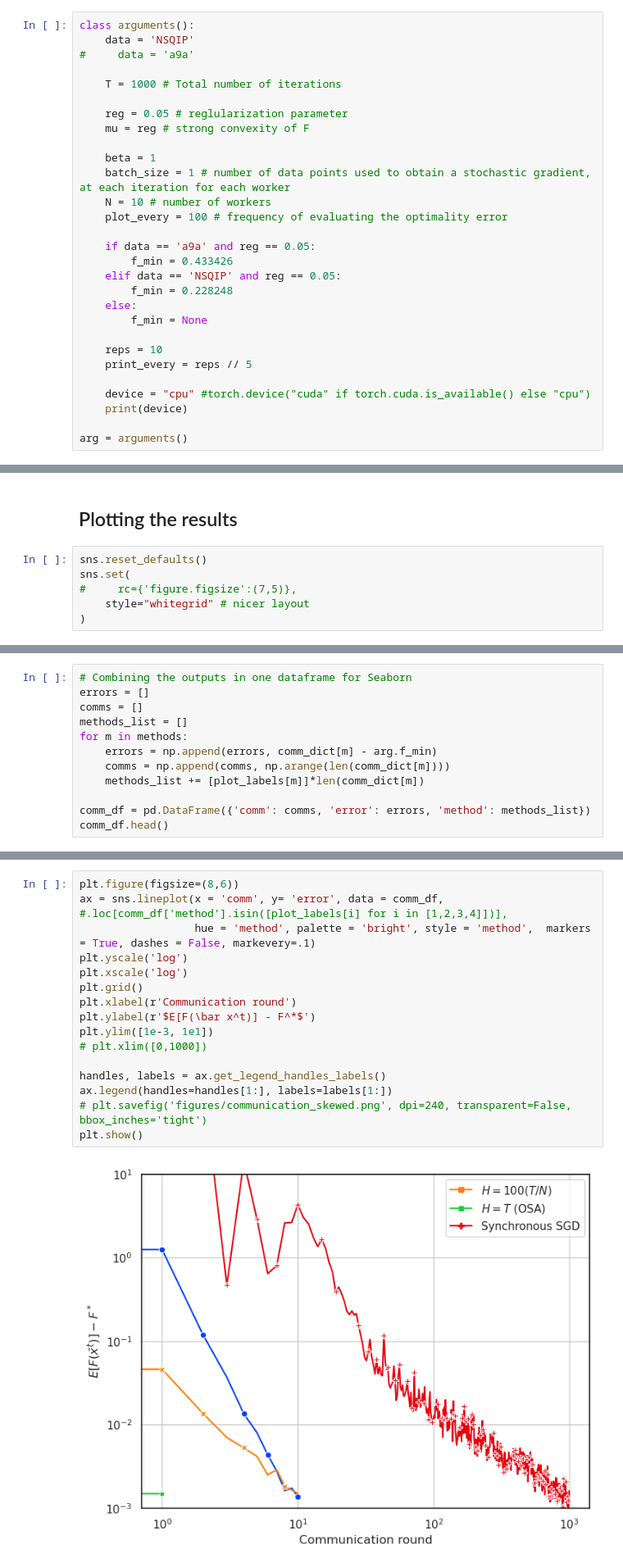
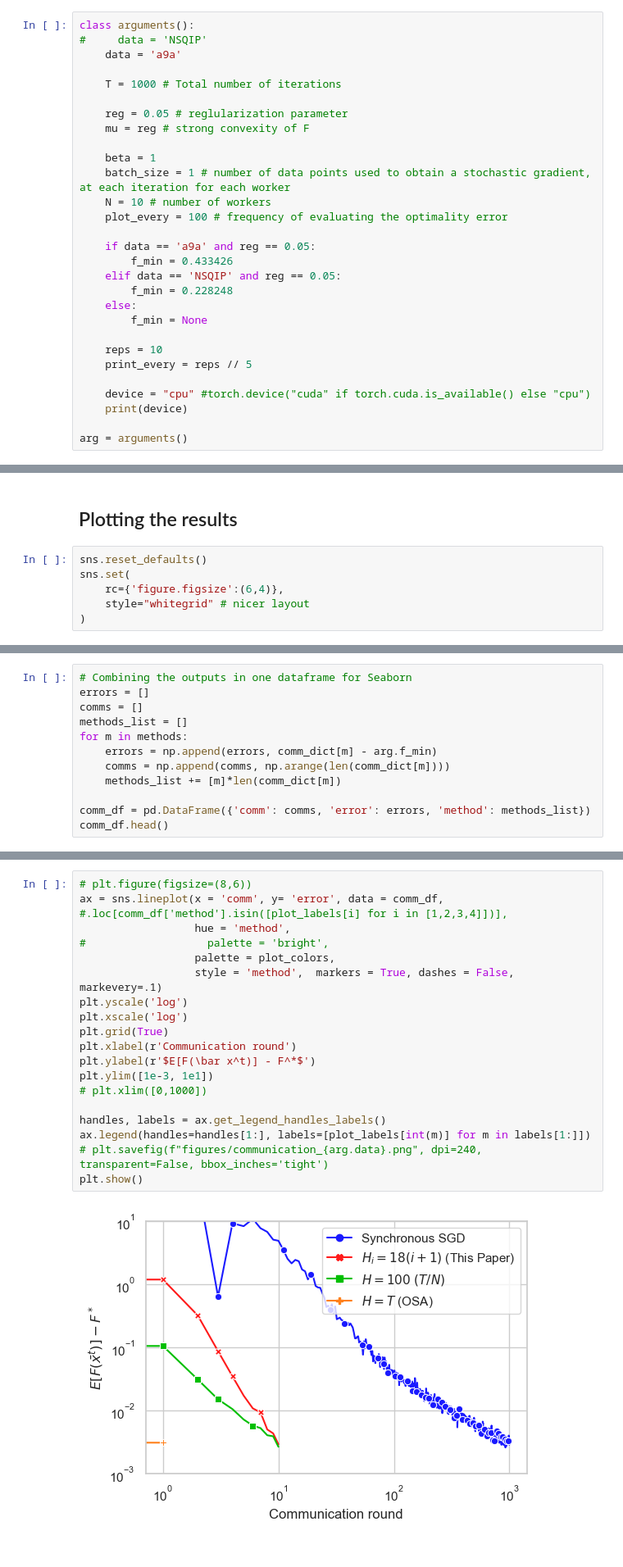
Before and after one commit to spiridonoff/Local-SGD, a Jupyter notebook: logistic_regression.ipynb, the cells around one changed output, grey strips where cells are left out. Shown: that part at 82% size. Cells and saved outputs as stored; diff of their text form.

```diff
--- a/logistic_regression.ipynb
+++ b/logistic_regression.ipynb
@@ -21,8 +21,8 @@ min_max_scaler = preprocessing.MinMaxScaler()
 ## Hyper Parameters
 # %%
 class arguments():
-    data = 'NSQIP'
-#     data = 'a9a'
+#     data = 'NSQIP'
+    data = 'a9a'
 
     T = 1000 # Total number of iterations
 
@@ -510,7 +512,7 @@ dict_keys(['iter_avg_dict', 'iter_std_dict', 'comm_dict', 'arg', 'plot_labels'])
 # %%
 sns.reset_defaults()
 sns.set(
-#     rc={'figure.figsize':(7,5)},
+    rc={'figure.figsize':(6,4)},
     style="whitegrid" # nicer layout
 )
 # %%
@@ -593,7 +595,7 @@ methods_list = []
 for m in methods:
     errors = np.append(errors, comm_dict[m] - arg.f_min)
     comms = np.append(comms, np.arange(len(comm_dict[m])))
-    methods_list += [plot_labels[m]]*len(comm_dict[m])
+    methods_list += [m]*len(comm_dict[m])
 
 comm_df = pd.DataFrame({'comm': comms, 'error': errors, 'method': methods_list})
 comm_df.head()
@@ -607,18 +609,21 @@ comm_df.head()
 # %%
-plt.figure(figsize=(8,6))
+# plt.figure(figsize=(8,6))
 ax = sns.lineplot(x = 'comm', y= 'error', data = comm_df, #.loc[comm_df['method'].isin([plot_labels[i] for i in [1,2,3,4]])],
-                  hue = 'method', palette = 'bright', style = 'method',  markers = True, dashes = False, markevery=.1)
+                  hue = 'method',
+#                   palette = 'bright',
+                  palette = plot_colors,
+                  style = 'method',  markers = True, dashes = False, markevery=.1)
 plt.yscale('log')
 plt.xscale('log')
-plt.grid()
+plt.grid(True)
 plt.xlabel(r'Communication round')
 plt.ylabel(r'$E[F(\bar x^t)] - F^*$')
 plt.ylim([1e-3, 1e1])
 # plt.xlim([0,1000])
 
 handles, labels = ax.get_legend_handles_labels()
-ax.legend(handles=handles[1:], labels=labels[1:])
-# plt.savefig('figures/communication_skewed.png', dpi=240, transparent=False, bbox_inches='tight')
+ax.legend(handles=handles[1:], labels=[plot_labels[int(m)] for m in labels[1:]])
+# plt.savefig(f"figures/communication_{arg.data}.png", dpi=240, transparent=False, bbox_inches='tight')
 plt.show()
 # %% [output]
-[figure, old version]
+[figure, new version]
```
Also changed, not shown: parts of 5 cells of this notebook.
